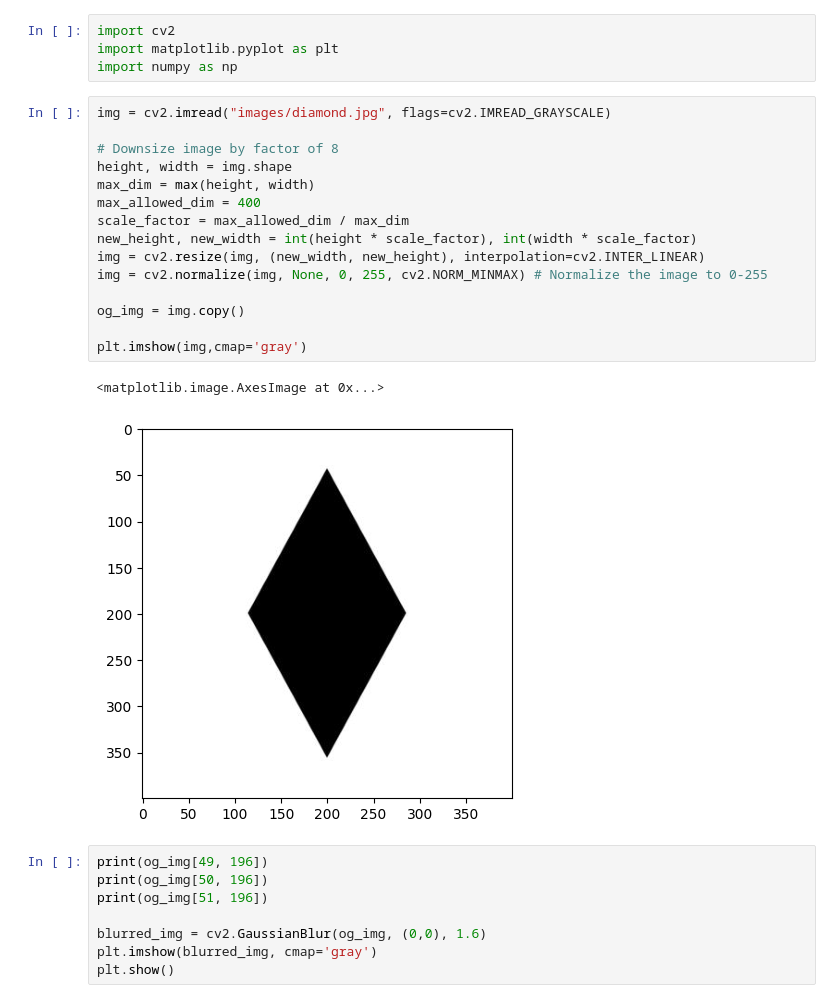
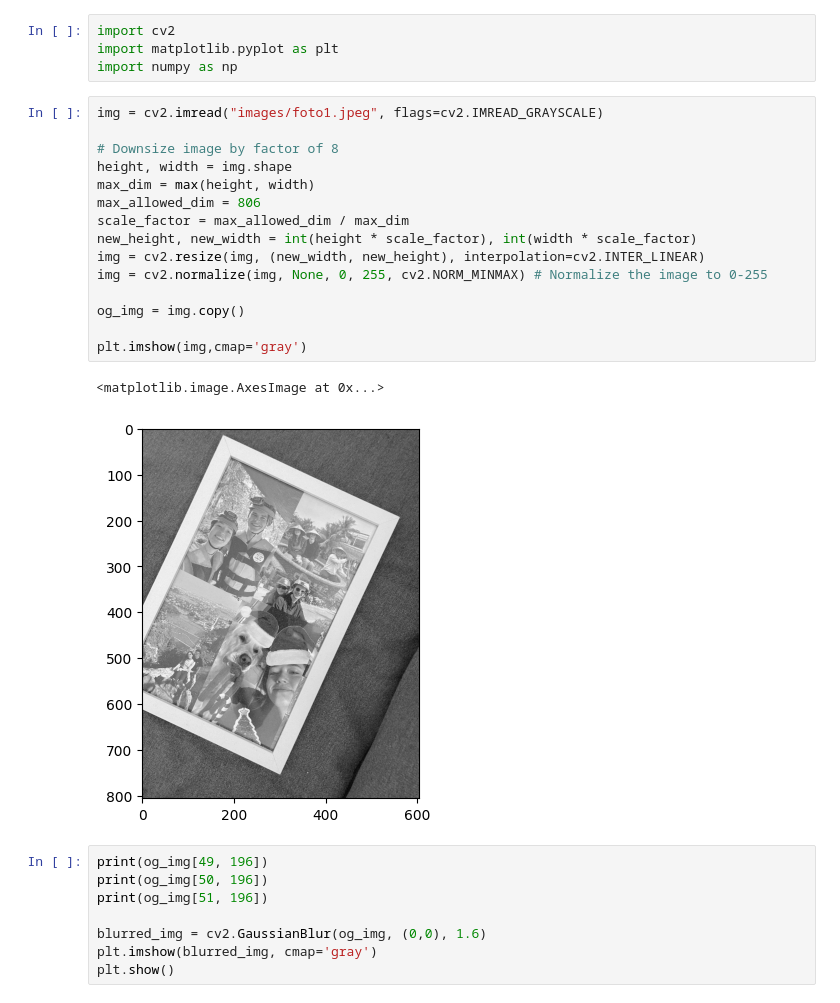
Before and after one commit to Meesdeboer/SIFT-from-scratch, a Jupyter notebook: 1. Keypoint detection.ipynb, the cells around one changed output. Cells and saved outputs as stored; diff of their text form.

```diff
--- a/1. Keypoint detection.ipynb
+++ b/1. Keypoint detection.ipynb
@@ -3,23 +3,23 @@ import cv2
 import matplotlib.pyplot as plt
 import numpy as np
 # %%
-img = cv2.imread("images/diamond.jpg", flags=cv2.IMREAD_GRAYSCALE)
+img = cv2.imread("images/foto1.jpeg", flags=cv2.IMREAD_GRAYSCALE)
 
 # Downsize image by factor of 8
 height, width = img.shape
 max_dim = max(height, width)
-max_allowed_dim = 400
+max_allowed_dim = 806
 scale_factor = max_allowed_dim / max_dim
 new_height, new_width = int(height * scale_factor), int(width * scale_factor)
 img = cv2.resize(img, (new_width, new_height), interpolation=cv2.INTER_LINEAR)
 img = cv2.normalize(img, None, 0, 255, cv2.NORM_MINMAX) # Normalize the image to 0-255
 
 og_img = img.copy()
 
 plt.imshow(img,cmap='gray')
 # %% [output]
 <matplotlib.image.AxesImage at 0x...>
-[figure, old version]
+[figure, new version]
 # %%
 print(og_img[49, 196])
 print(og_img[50, 196])
```
Also changed, not shown: parts of 2 cells of this notebook, 1 other file.
